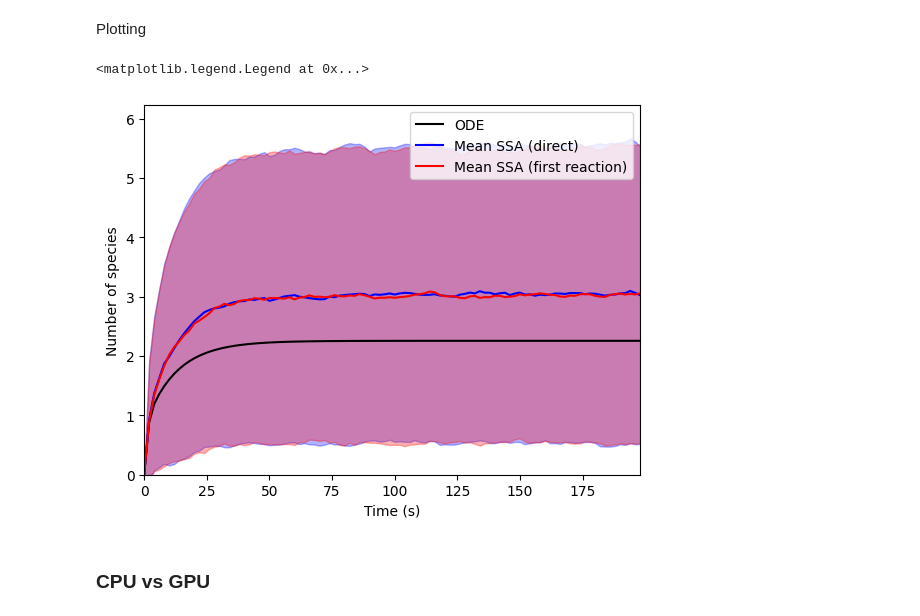
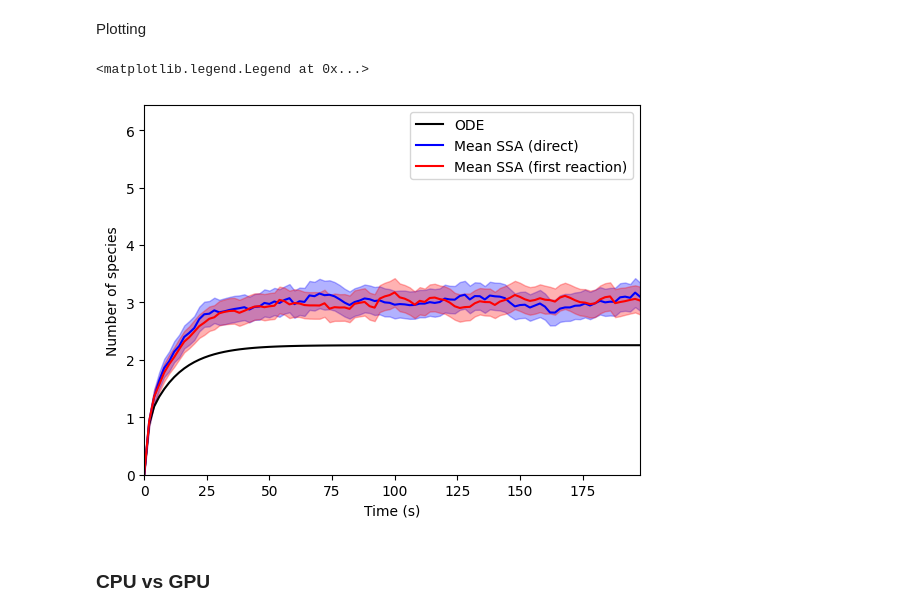
Before and after one commit to aivarsoo/ssa-solvers, a Jupyter notebook: notebooks/speed_comparisons.ipynb, the cells around one changed output. Cells and saved outputs as stored; diff of their text form; code cells hidden in the pictures.

Commit message:
fix: change conf interval (#5)

```diff
--- a/notebooks/speed_comparisons.ipynb
+++ b/notebooks/speed_comparisons.ipynb
@@ -22,7 +22,7 @@ from ssa_solvers.simulators import StochasticSimulator, DeterministicSimulator
 
 end_time = 200
 n_steps = 100
-n_traj = 5000
+n_traj = 1000
 # %%
 reaction_system = mRNAsRNAInTrans(device=device)
 init_pops = torch.zeros((reaction_system.n_species, ), dtype=torch.int64, device=device) #torch.randint(1, (reaction_system.n_species, ))
@@ -74,31 +71,33 @@ Plotting
 # %%
 time_grid = time_grid.cpu()
 species_idx = 1
+conf_interval = 3 * stds_direct[species_idx, :] / torch.sqrt(torch.tensor(n_traj))
 plt.figure()
 # ode
 plt.plot(time_grid, ode_res[species_idx, :], 'k', label='ODE')
 # direct ssa
 plt.plot(time_grid, means_direct[species_idx, :], 'b', label='Mean SSA (direct)')
-plt.fill_between(time_grid, means_direct[species_idx,:]+stds_direct[species_idx, :], means_direct[species_idx,:]-stds_direct[species_idx, :],
+plt.fill_between(time_grid, means_direct[species_idx,:] + conf_interval, means_direct[species_idx,:] - conf_interval,
                  color='b', alpha=0.3)
 plt.xlim([0, end_time])
 
 plt.xlabel('Time (s)')
 plt.ylabel('Number of species')
 # first reaction ssa
+conf_interval = 3 * stds_fr[species_idx, :] / torch.sqrt(torch.tensor(n_traj))
 plt.plot(time_grid, means_fr[species_idx, :], 'r', label='Mean SSA (first reaction)')
-plt.fill_between(time_grid, means_fr[species_idx,:]+stds_fr[species_idx, :], means_fr[species_idx,:]-stds_fr[species_idx, :],
+plt.fill_between(time_grid, means_fr[species_idx,:] + conf_interval, means_fr[species_idx,:] - conf_interval,
                  color='r',alpha=0.3)
 plt.xlim([0, end_time])
 plt.xlabel('Time (s)')
 plt.ylabel('Number of species')
 plt.xlim([0, max(time_grid)])
 plt.ylim([0, 1.1 * max([(means_direct[species_idx,:]+stds_direct[species_idx, :]).max(),
                         (means_fr[species_idx,:]+stds_fr[species_idx, :]).max()])])
 plt.legend()
 # %% [output]
 <matplotlib.legend.Legend at 0x...>
-[figure, old version]
+[figure, new version]
 # %% [markdown]
 ### CPU vs GPU
 # %%
```
Also changed, not shown: parts of 2 cells of this notebook, 3 other files.
